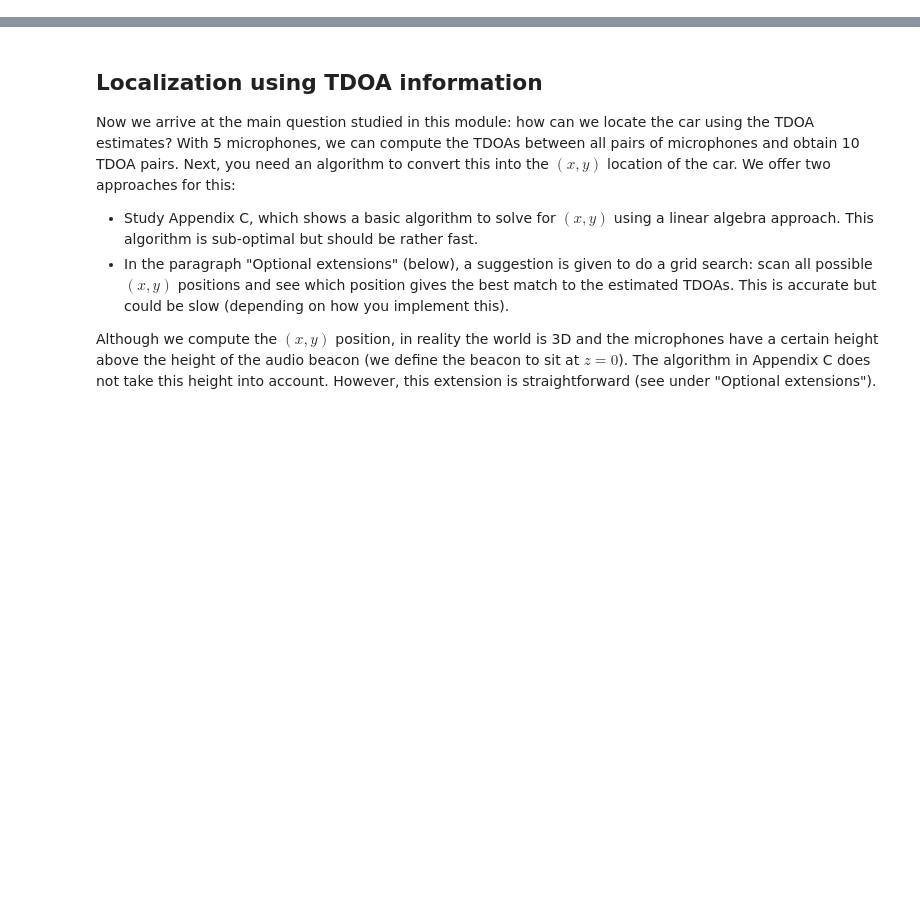
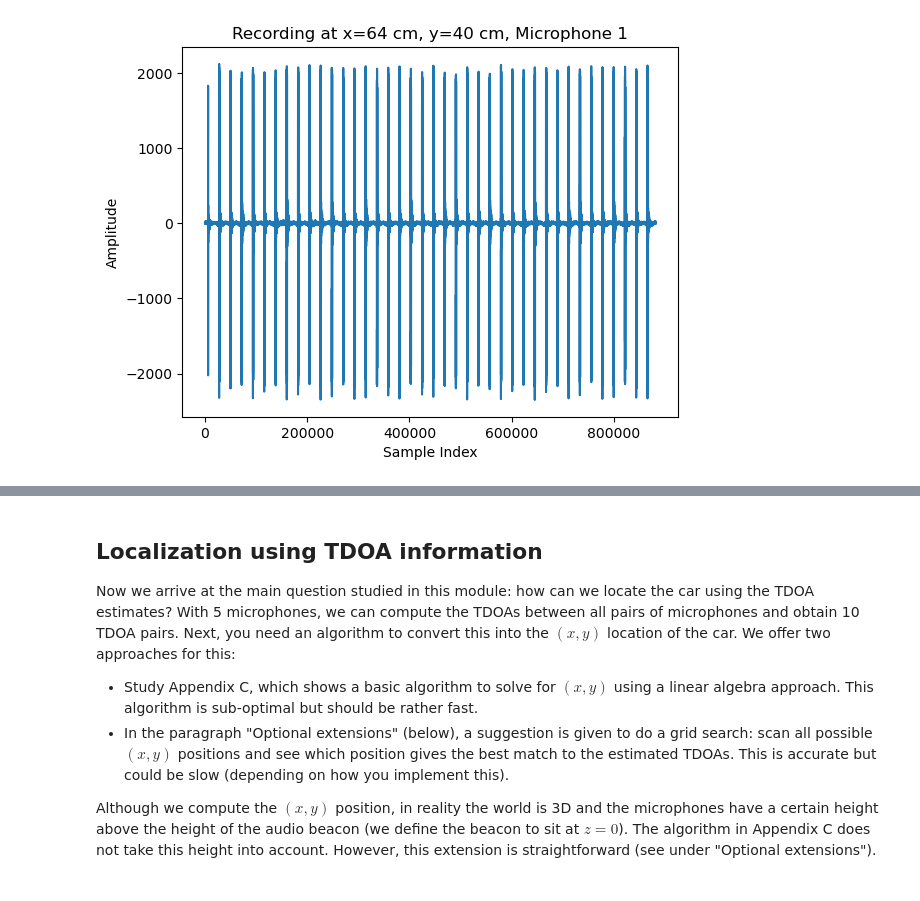
Before and after one commit to OpenEd-IP3/Book, a Jupyter notebook: 5 Module 3.ipynb, the cells around one changed output, grey strips where cells are left out. Saved outputs shown, nothing was run; the diff lists cells and outputs as text; code cells hidden in the pictures; blank space fills up the shorter version.

```diff
--- a/5 Module 3.ipynb
+++ b/5 Module 3.ipynb
@@ -74,14 +2,0 @@ The code below helps you to load and plot the 7 audio signals provided.
-# %%
-record_x = [64, 82, 109, 143, 150, 178, 232]
-record_y = [40, 399, 76, 296, 185, 439, 275]
-
-filename =[]
-
-for i in range(len(record_x)):
-    real_x = record_x[i]
-    real_y = record_y[i]
-    filename.append("Files/Student Recordings/record_x" + str(real_x) + "_y" + str(real_y) + ".wav")
-
-
-Fs, recording = wavfile.read(filename[0])
-plt.plot(recording[:,0])    # plot the first signal of the first recording
@@ -311,0 +69,25 @@ of interest will be at the “large n” part of your estimate.
+# %%
+# Coordinates of the recordings
+record_x = [64, 82, 109, 143, 150, 178, 232]
+record_y = [40, 399, 76, 296, 185, 439, 275]
+
+# List to store filenames
+filenames = []
+
+# Generate filenames based on coordinates
+for i in range(len(record_x)):
+    real_x = record_x[i]
+    real_y = record_y[i]
+    filenames.append(f"Files/Student Recordings/record_x{real_x}_y{real_y}.wav")
+
+# Load the first recording
+Fs, recording = wavfile.read(filenames[0])
+
+# Plot the first channel of the first recording
+plt.plot(recording[:, 0])
+plt.title(f"Recording at x={record_x[0]} cm, y={record_y[0]} cm, Microphone 1")
+plt.xlabel("Sample Index")
+plt.ylabel("Amplitude")
+plt.show()
+# %% [output]
+[figure, added]
```
Also changed, not shown: parts of 37 cells of this notebook.
